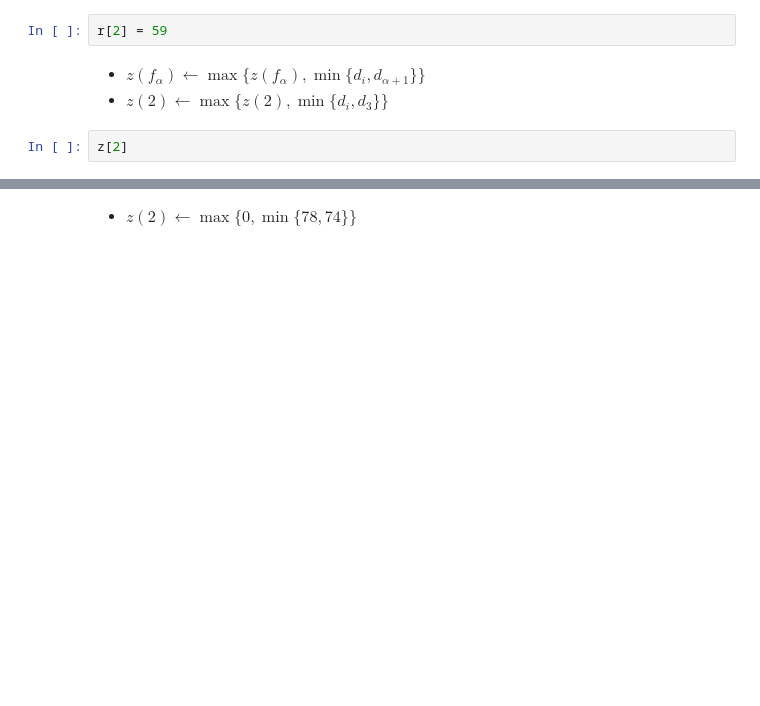
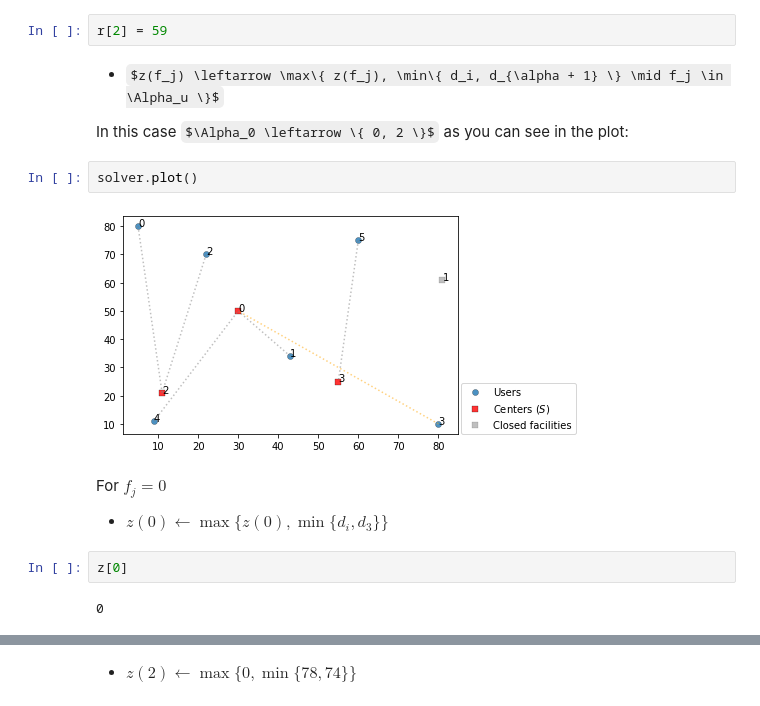
Before and after one commit to netotz/alpha-neighbor-p-center-problem, a Jupyter notebook: anpcp/ieval_fvs-a.ipynb, the cells around one changed output, grey strips where cells are left out. Saved outputs shown, nothing was run; the diff lists cells and outputs as text; some formulas as TeX source; blank space fills up the shorter version.

```diff
--- a/anpcp/ieval_fvs-a.ipynb
+++ b/anpcp/ieval_fvs-a.ipynb
@@ -126,10 +157,20 @@ closests[2].distance
 - $r(2) \leftarrow \max\{ 0, 59 \}$
 # %%
 r[2] = 59
-# %% [markdown]
-- $z(f_\alpha) \leftarrow \max\{ z(f_\alpha), \min\{ d_i, d_{\alpha + 1} \} \}$
-- $z(2) \leftarrow \max\{ z(2), \min\{ d_i, d_{3} \} \}$
+# %% [markdown]
+- $z(f_j) \leftarrow \max\{ z(f_j), \min\{ d_i, d_{\alpha + 1} \} \mid f_j \in \Alpha_u \}$
+
+In this case $\Alpha_0 \leftarrow \{ 0, 2 \}$ as you can see in the plot:
+# %%
+solver.plot()
+# %% [output]
+[figure, added]
+# %% [markdown]
+For $f_j = 0$
+- $z(0) \leftarrow \max\{ z(0), \min\{ d_i, d_{3} \} \}$
 # %%
-z[2]
+z[0]
+# %% [output]
+0
 # %%
 u_fi_dist
```
Also changed, not shown: parts of 125 cells of this notebook.
